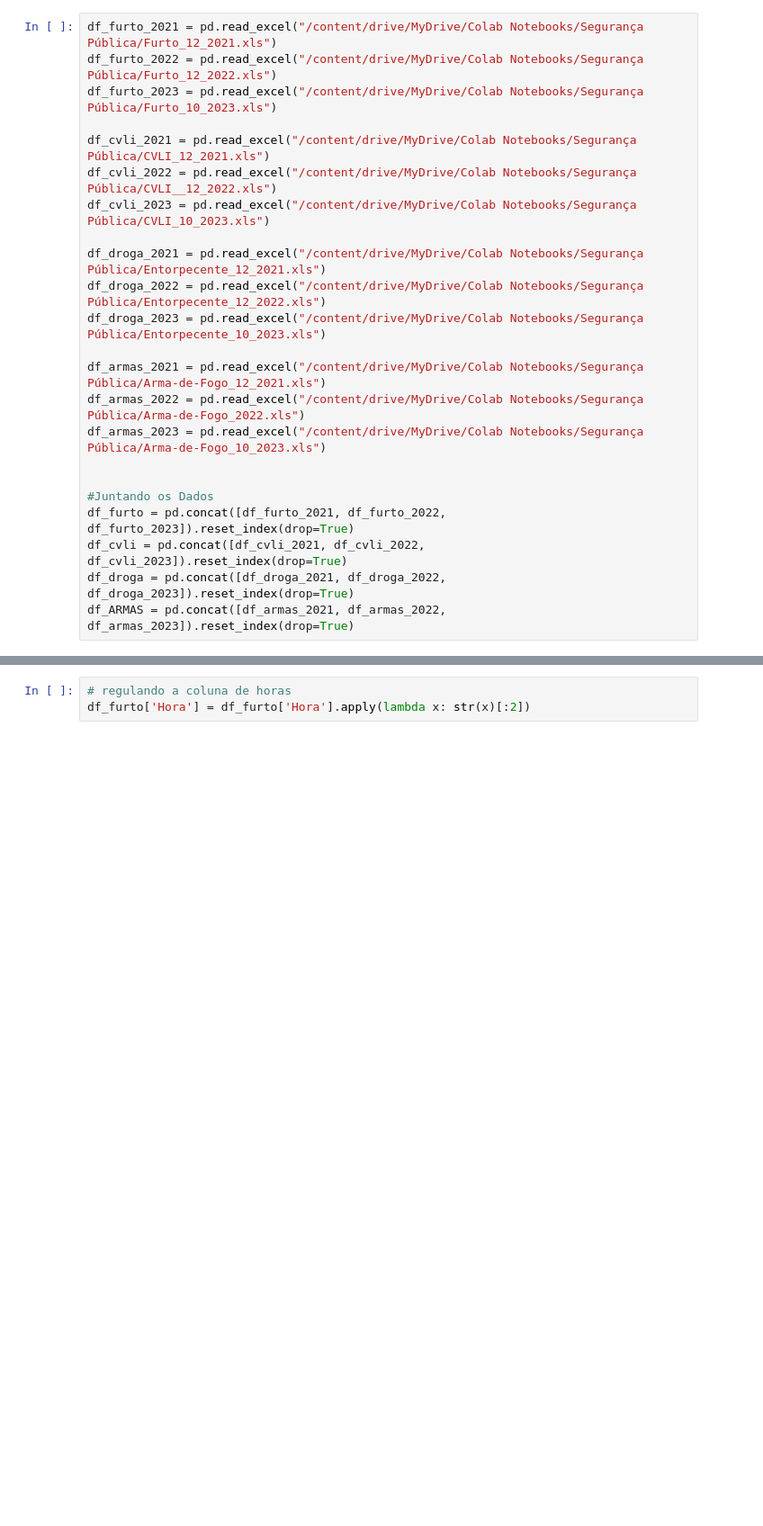
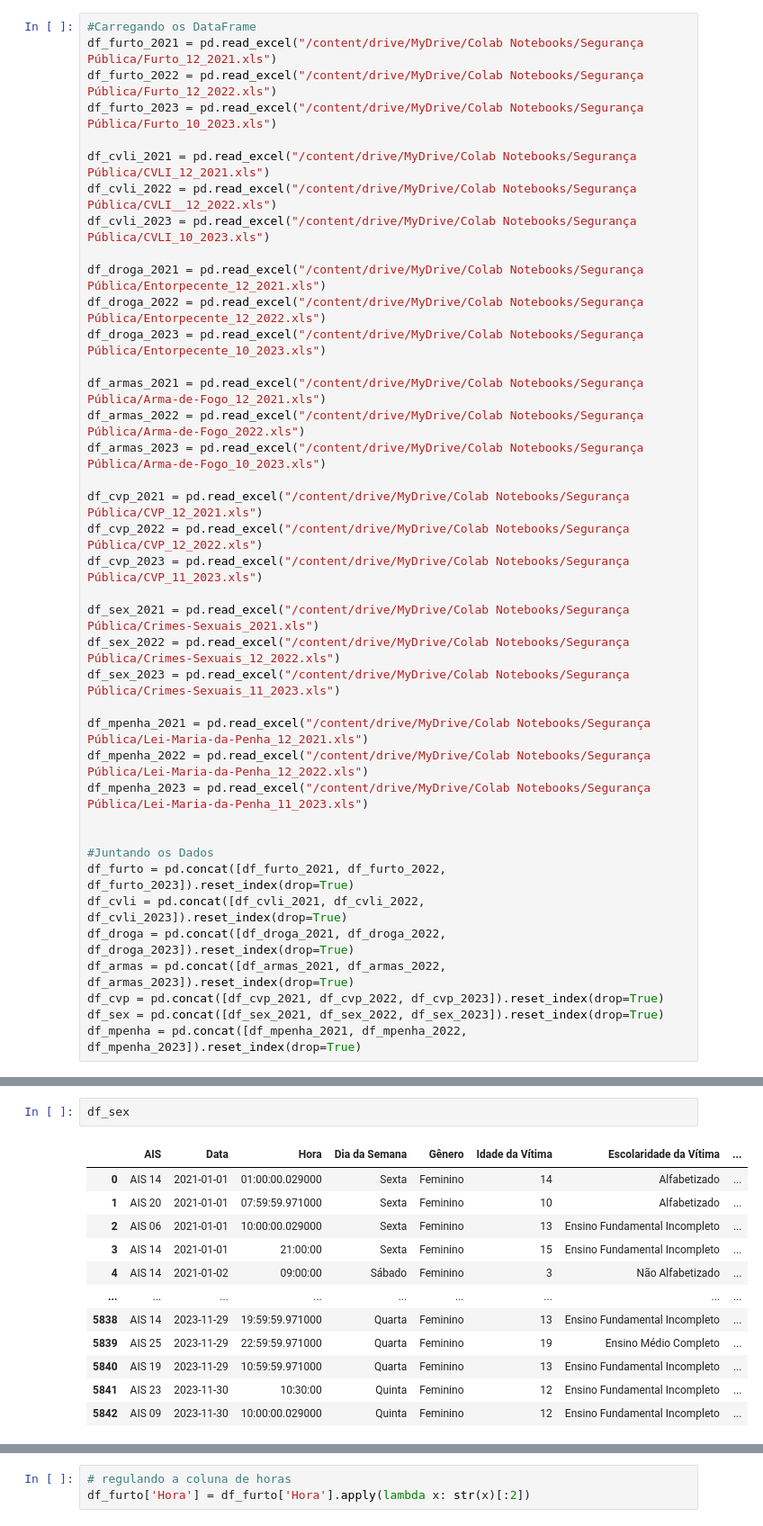
Before and after one commit to ronaldolg26/seguranca_publica_ce, a Jupyter notebook: Segurança_Pública_CE.ipynb, the cells around one changed output, grey strips where cells are left out. Shown at 90% size. Drawn from its saved outputs; the diff is of its cells as text; blank space fills up the shorter version.

```diff
--- a/Segurança_Pública_CE.ipynb
+++ b/Segurança_Pública_CE.ipynb
@@ -55,4 +54,5 @@ display(Image('https://raw.githubusercontent.com/ronaldolg26/seguranca_publica_c
 # %%
+#Carregando os DataFrame
 df_furto_2021 = pd.read_excel("/content/drive/MyDrive/Colab Notebooks/Segurança Pública/Furto_12_2021.xls")
 df_furto_2022 = pd.read_excel("/content/drive/MyDrive/Colab Notebooks/Segurança Pública/Furto_12_2022.xls")
 df_furto_2023 = pd.read_excel("/content/drive/MyDrive/Colab Notebooks/Segurança Pública/Furto_10_2023.xls")
@@ -69,9 +69,24 @@ df_armas_2021 = pd.read_excel("/content/drive/MyDrive/Colab Notebooks/Seguranç
 df_armas_2022 = pd.read_excel("/content/drive/MyDrive/Colab Notebooks/Segurança Pública/Arma-de-Fogo_2022.xls")
 df_armas_2023 = pd.read_excel("/content/drive/MyDrive/Colab Notebooks/Segurança Pública/Arma-de-Fogo_10_2023.xls")
 
+df_cvp_2021 = pd.read_excel("/content/drive/MyDrive/Colab Notebooks/Segurança Pública/CVP_12_2021.xls")
+df_cvp_2022 = pd.read_excel("/content/drive/MyDrive/Colab Notebooks/Segurança Pública/CVP_12_2022.xls")
+df_cvp_2023 = pd.read_excel("/content/drive/MyDrive/Colab Notebooks/Segurança Pública/CVP_11_2023.xls")
+
+df_sex_2021 = pd.read_excel("/content/drive/MyDrive/Colab Notebooks/Segurança Pública/Crimes-Sexuais_2021.xls")
+df_sex_2022 = pd.read_excel("/content/drive/MyDrive/Colab Notebooks/Segurança Pública/Crimes-Sexuais_12_2022.xls")
+df_sex_2023 = pd.read_excel("/content/drive/MyDrive/Colab Notebooks/Segurança Pública/Crimes-Sexuais_11_2023.xls")
+
+df_mpenha_2021 = pd.read_excel("/content/drive/MyDrive/Colab Notebooks/Segurança Pública/Lei-Maria-da-Penha_12_2021.xls")
+df_mpenha_2022 = pd.read_excel("/content/drive/MyDrive/Colab Notebooks/Segurança Pública/Lei-Maria-da-Penha_12_2022.xls")
+df_mpenha_2023 = pd.read_excel("/content/drive/MyDrive/Colab Notebooks/Segurança Pública/Lei-Maria-da-Penha_11_2023.xls")
+
 
 #Juntando os Dados
 df_furto = pd.concat([df_furto_2021, df_furto_2022, df_furto_2023]).reset_index(drop=True)
 df_cvli = pd.concat([df_cvli_2021, df_cvli_2022, df_cvli_2023]).reset_index(drop=True)
 df_droga = pd.concat([df_droga_2021, df_droga_2022, df_droga_2023]).reset_index(drop=True)
-df_ARMAS = pd.concat([df_armas_2021, df_armas_2022, df_armas_2023]).reset_index(drop=True)
+df_armas = pd.concat([df_armas_2021, df_armas_2022, df_armas_2023]).reset_index(drop=True)
+df_cvp = pd.concat([df_cvp_2021, df_cvp_2022, df_cvp_2023]).reset_index(drop=True)
+df_sex = pd.concat([df_sex_2021, df_sex_2022, df_sex_2023]).reset_index(drop=True)
+df_mpenha = pd.concat([df_mpenha_2021, df_mpenha_2022, df_mpenha_2023]).reset_index(drop=True)
@@ -93,0 +126,15 @@ df_ARMAS
+# %%
+df_sex
+# %% [output]
+|  | AIS | Data | Hora | Dia da Semana | Gênero | Idade da Vítima | Escolaridade da Vítima | ... |
+| 0 | AIS 14 | 2021-01-01 | 01:00:00.029000 | Sexta | Feminino | 14 | Alfabetizado | ... |
+| 1 | AIS 20 | 2021-01-01 | 07:59:59.971000 | Sexta | Feminino | 10 | Alfabetizado | ... |
+| 2 | AIS 06 | 2021-01-01 | 10:00:00.029000 | Sexta | Feminino | 13 | Ensino Fundamental Incompleto | ... |
+| 3 | AIS 14 | 2021-01-01 | 21:00:00 | Sexta | Feminino | 15 | Ensino Fundamental Incompleto | ... |
+| 4 | AIS 14 | 2021-01-02 | 09:00:00 | Sábado | Feminino | 3 | Não Alfabetizado | ... |
+| ... | ... | ... | ... | ... | ... | ... | ... | ... |
+| 5838 | AIS 14 | 2023-11-29 | 19:59:59.971000 | Quarta | Feminino | 13 | Ensino Fundamental Incompleto | ... |
+| 5839 | AIS 25 | 2023-11-29 | 22:59:59.971000 | Quarta | Feminino | 19 | Ensino Médio Completo | ... |
+| 5840 | AIS 19 | 2023-11-29 | 10:59:59.971000 | Quarta | Feminino | 13 | Ensino Fundamental Incompleto | ... |
+| 5841 | AIS 23 | 2023-11-30 | 10:30:00 | Quinta | Feminino | 12 | Ensino Fundamental Incompleto | ... |
+| 5842 | AIS 09 | 2023-11-30 | 10:00:00.029000 | Quinta | Feminino | 12 | Ensino Fundamental Incompleto | ... |
```
Also changed, not shown: parts of 92 cells of this notebook.
